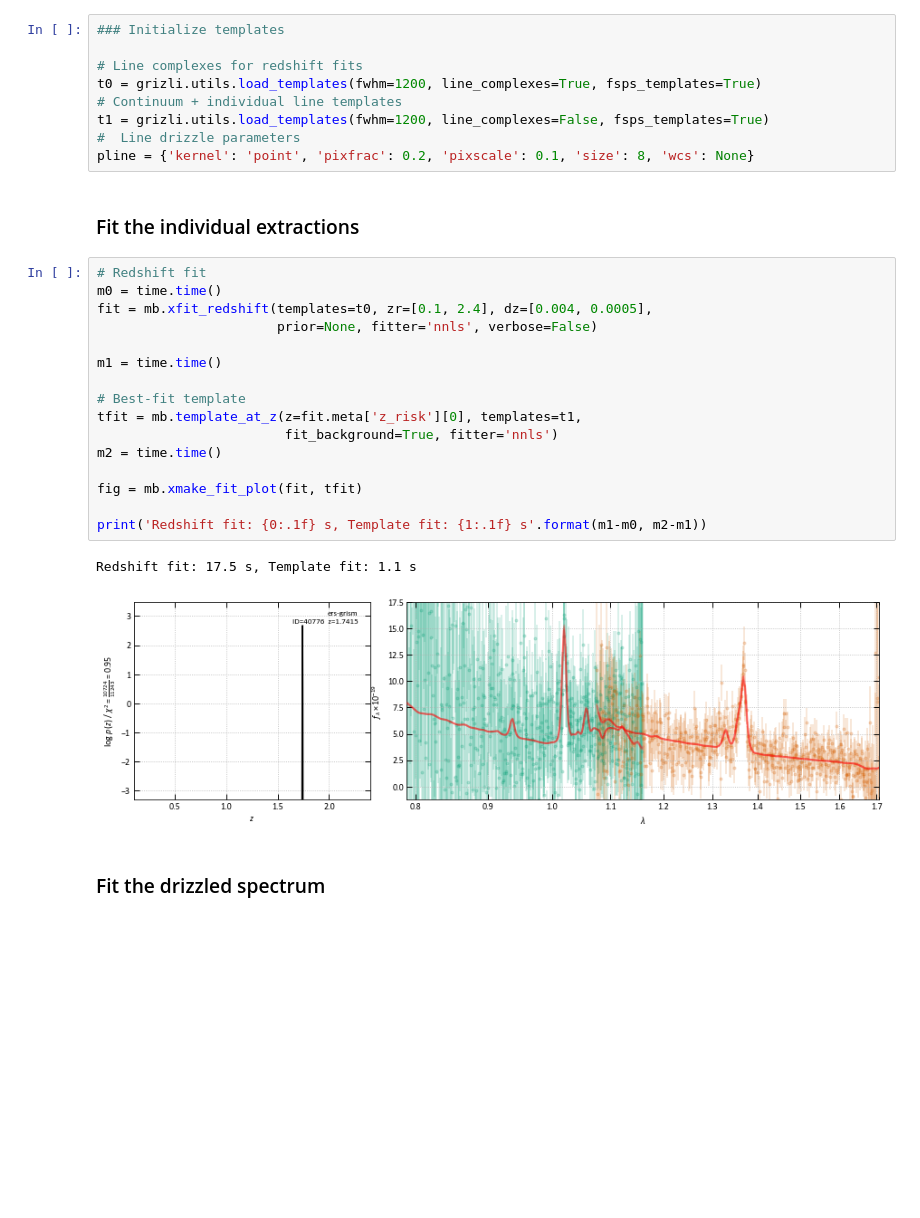
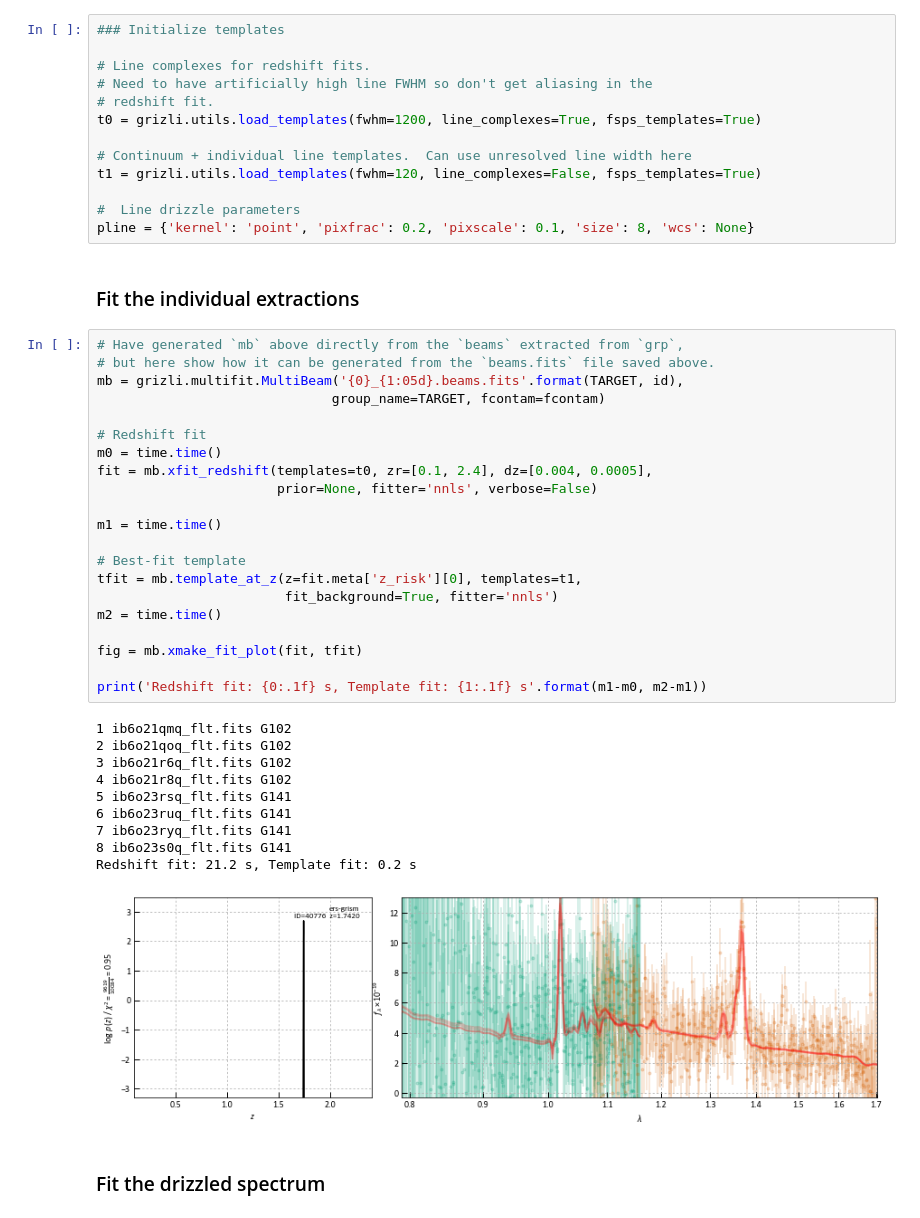
Before and after one commit to gbrammer/grizli, a Jupyter notebook: examples/Fitting-tools.ipynb, the cells around one changed output. Cells and saved outputs as stored; diff of their text form; blank space fills up the shorter version.

```diff
--- a/examples/Fitting-tools.ipynb
+++ b/examples/Fitting-tools.ipynb
@@ -73,33 +89,50 @@ ers-grism_40776.beams.fits
 # %%
 ### Initialize templates
 
-# Line complexes for redshift fits
+# Line complexes for redshift fits.
+# Need to have artificially high line FWHM so don't get aliasing in the
+# redshift fit.
 t0 = grizli.utils.load_templates(fwhm=1200, line_complexes=True, fsps_templates=True)
-# Continuum + individual line templates
-t1 = grizli.utils.load_templates(fwhm=1200, line_complexes=False, fsps_templates=True)
+
+# Continuum + individual line templates.  Can use unresolved line width here
+t1 = grizli.utils.load_templates(fwhm=120, line_complexes=False, fsps_templates=True)
+
 #  Line drizzle parameters
 pline = {'kernel': 'point', 'pixfrac': 0.2, 'pixscale': 0.1, 'size': 8, 'wcs': None}
 # %% [markdown]
 ### Fit the individual extractions
 # %%
+# Have generated `mb` above directly from the `beams` extracted from `grp`,
+# but here show how it can be generated from the `beams.fits` file saved above.
+mb = grizli.multifit.MultiBeam('{0}_{1:05d}.beams.fits'.format(TARGET, id),
+                              group_name=TARGET, fcontam=fcontam)
+
 # Redshift fit
 m0 = time.time()
 fit = mb.xfit_redshift(templates=t0, zr=[0.1, 2.4], dz=[0.004, 0.0005],
                        prior=None, fitter='nnls', verbose=False)
 
 m1 = time.time()
 
 # Best-fit template
 tfit = mb.template_at_z(z=fit.meta['z_risk'][0], templates=t1,
                         fit_background=True, fitter='nnls')
 m2 = time.time()
 
 fig = mb.xmake_fit_plot(fit, tfit)
 
 print('Redshift fit: {0:.1f} s, Template fit: {1:.1f} s'.format(m1-m0, m2-m1))
 # %% [output]
-Redshift fit: 17.5 s, Template fit: 1.1 s
+1 ib6o21qmq_flt.fits G102
+2 ib6o21qoq_flt.fits G102
+3 ib6o21r6q_flt.fits G102
+4 ib6o21r8q_flt.fits G102
+5 ib6o23rsq_flt.fits G141
+6 ib6o23ruq_flt.fits G141
+7 ib6o23ryq_flt.fits G141
+8 ib6o23s0q_flt.fits G141
+Redshift fit: 21.2 s, Template fit: 0.2 s
-[figure, old version]
+[figure, new version]
 # %% [markdown]
 ### Fit the drizzled spectrum
 # %%
```
Also changed, not shown: parts of 19 cells of this notebook.
